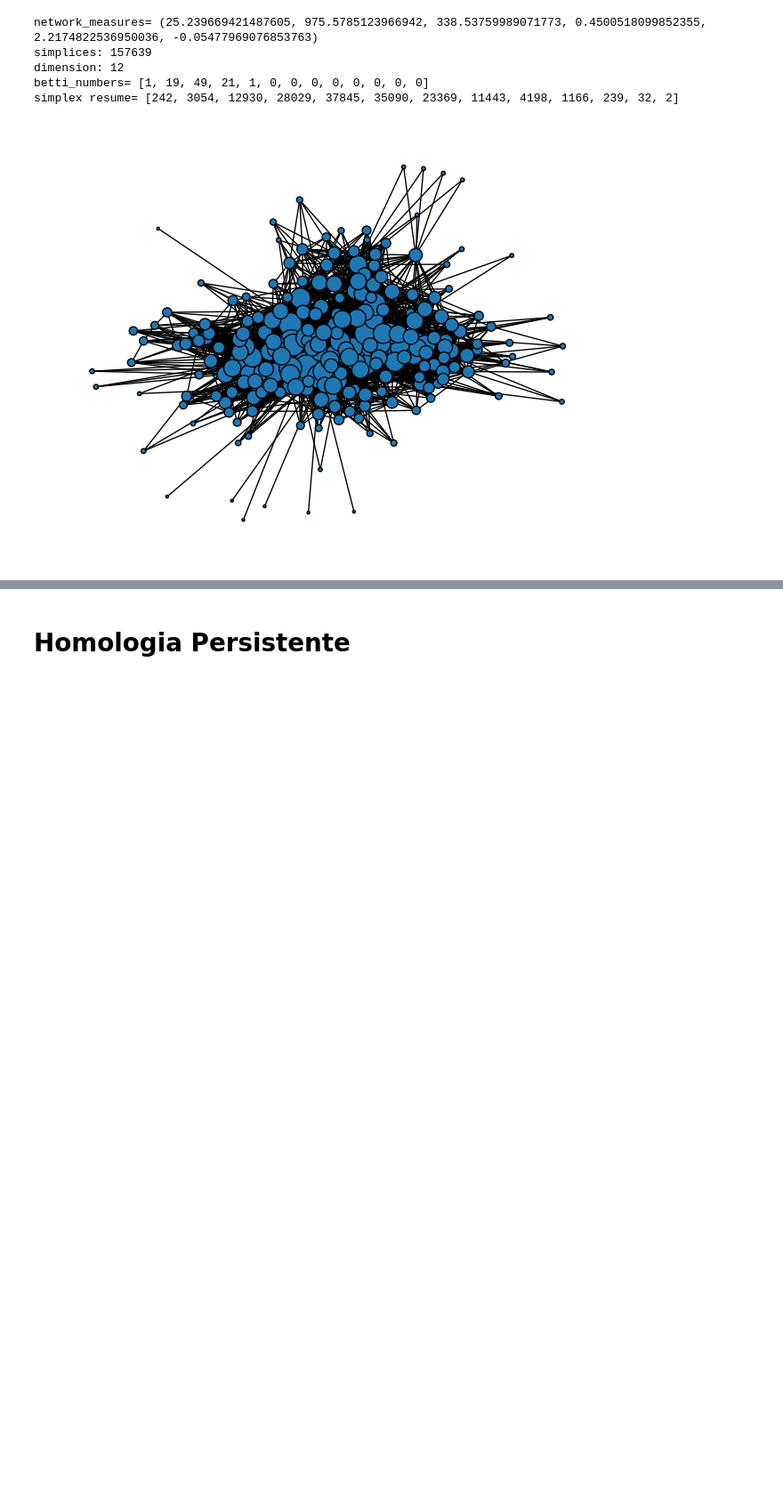
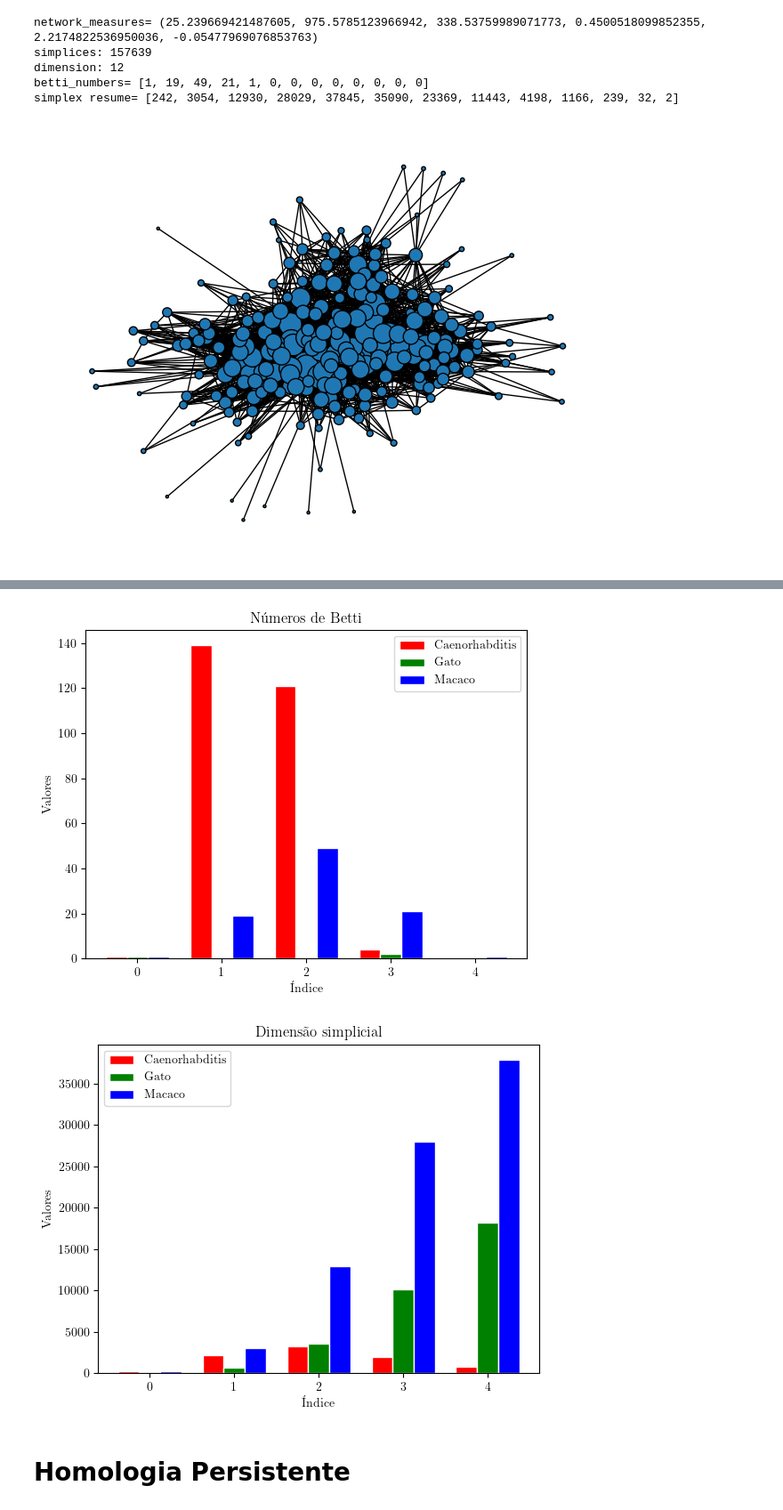
Before and after one commit to JunioCesarFerreira/ComplexNetworks, a Jupyter notebook: MyProject/complex-simplicial-network.ipynb, the cells around one changed output, grey strips where cells are left out. Shown at 89% size. Drawn from its saved outputs; the diff is of its cells as text; code cells hidden in the pictures; blank space fills up the shorter version.

Commit message:
update - final project - added comparative bar chart

```diff
--- a/MyProject/complex-simplicial-network.ipynb
+++ b/MyProject/complex-simplicial-network.ipynb
@@ -1155,11 +1149,17 @@ nx.draw(G, pos, node_size=[v * 5 for v in d.values()], edgecolors='black', with_
 
 complex = get_simplicial_complex(G)
 
+betti_num = betti_numbers_of_complex(complex)
+simplices = simplexes_resume(complex)
+
+betti_numbers.append(betti_num)
+dim_simplicial.append(simplices)
+
 print("network_measures=", network_measures(G))
 print("simplices:", complex.num_simplices())
 print("dimension:", complex.dimension())
-print("betti_numbers=", betti_numbers_of_complex(complex))
-print("simplex resume=", simplexes_resume(complex))
+print("betti_numbers=", betti_num)
+print("simplex resume=", simplices)
 # %% [output]
 network_measures= (22.46153846153846, 602.7384615384616, 98.21775147929009, 0.661366160814222, 1.6995192307692308, -0.025391337049728954)
 simplices: 93143
@@ -1197,11 +1201,17 @@ nx.draw(G, pos, node_size=[v * 5 for v in d.values()], edgecolors='black', with_
 
 complex = get_simplicial_complex(G)
 
+betti_num = betti_numbers_of_complex(complex)
+simplices = simplexes_resume(complex)
+
+betti_numbers.append(betti_num)
+dim_simplicial.append(simplices)
+
 print("network_measures=", network_measures(G))
 print("simplices:", complex.num_simplices())
 print("dimension:", complex.dimension())
-print("betti_numbers=", betti_numbers_of_complex(complex))
-print("simplex resume=", simplexes_resume(complex))
+print("betti_numbers=", betti_num)
+print("simplex resume=", simplices)
 # %% [output]
 network_measures= (25.239669421487605, 975.5785123966942, 338.53759989071773, 0.4500518099852355, 2.2174822536950036, -0.05477969076853763)
 simplices: 157639
@@ -1231,3 +1241,55 @@ Class: ER
+# %%
+import matplotlib.pyplot as plt
+import numpy as np
+
+def plot_graficos_barras(bar1, bar2, bar3, title):
+    """
+    Plota gráficos de barras lado a lado.
+
+    Args:
+        bar1 (list): Valores da primeira barra.
+        bar2 (list): Valores da segunda barra.
+        bar3 (list): Valores da terceira barra.
+        title (str): Título do gráfico.
+    """
+    # Rótulos para as barras
+    r = np.arange(len(bar1))
+
+    # Largura das barras
+    bar_width = 0.25
+
+    # Monta o gráfico de barras
+    plt.bar(r, bar1, color='red', width=bar_width, edgecolor='white', label='Caenorhabditis')
+    plt.bar(r + bar_width, bar2, color='green', width=bar_width, edgecolor='white', label='Gato')
+    plt.bar(r + 2*bar_width, bar3, color='blue', width=bar_width, edgecolor='white', label='Macaco')
+
+    # Adicionar rótulos, título e legenda ao gráfico
+    plt.xlabel('Índice')
+    plt.ylabel('Valores')
+    plt.title(title)
+    plt.xticks(r + bar_width, r)
+    plt.legend()
+
+    plt.show()
+
+m=5
+for i in range(0,3):
+    betti_numbers[i] = betti_numbers[i][:m]
+    if (len(betti_numbers[i]) < m):
+        betti_numbers[i] = np.array(np.pad(betti_numbers[i], (0, m - len(betti_numbers[i])), mode='constant'))
+
+
+plot_graficos_barras(betti_numbers[0], betti_numbers[1], betti_numbers[2], "Números de Betti")
+
+for i in range(0,3):
+    dim_simplicial[i] = dim_simplicial[i][:m]
+    if (len(dim_simplicial[i]) < m):
+        dim_simplicial[i] = np.array(np.pad(dim_simplicial[i], (0, m - len(dim_simplicial[i])), mode='constant'))
+
+plot_graficos_barras(dim_simplicial[0], dim_simplicial[1], dim_simplicial[2], "Dimensão simplicial")
+# %% [output]
+[figure, added]
+[figure, added]
 # %% [markdown]
 # Homologia Persistente
 # %%
```
Also changed, not shown: parts of 15 cells of this notebook.
